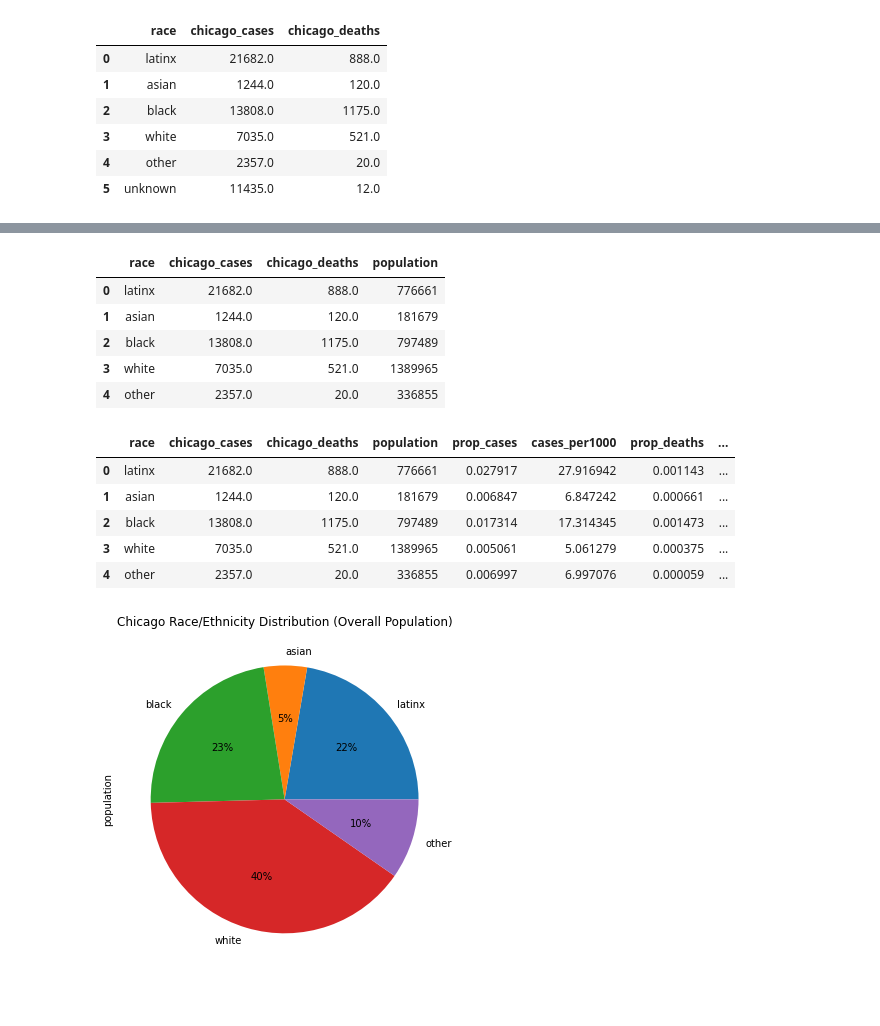
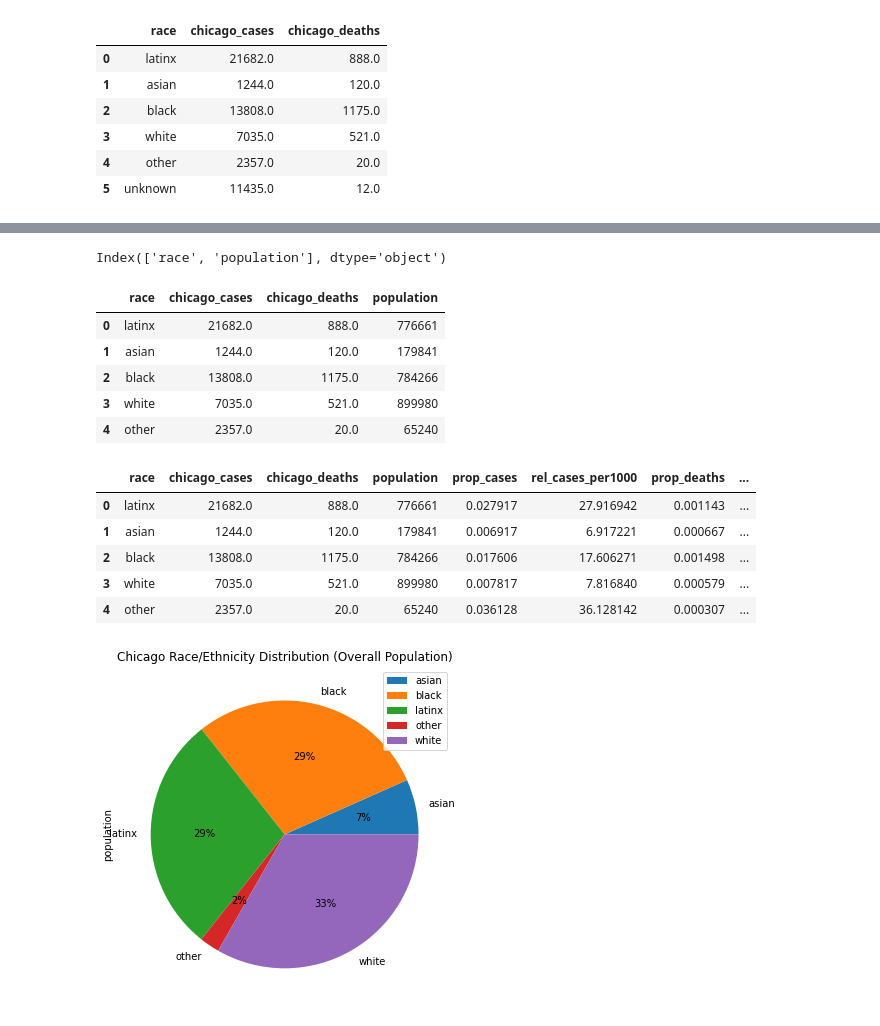
Before and after one commit to brankopoledic/covid-demo, a Jupyter notebook: chicago_demo/chicago_population_demo.ipynb, the cells around one changed output, grey strips where cells are left out. Saved outputs shown, nothing was run; the diff lists cells and outputs as text; code cells hidden in the pictures.

Commit message:
Updated Chicago demographic analysis

```diff
--- a/chicago_demo/chicago_population_demo.ipynb
+++ b/chicago_demo/chicago_population_demo.ipynb
@@ -219,31 +171,45 @@ race_ethn
+# %%
+#load race/ethnicity.csv and rename race variable to match covid-19 dataframe
+# File to Load
+file_to_load = "race_ethn_chicago.csv"
+
+# Read csv File and store into Pandas data frame
+race_ethn_chicago_df = pd.read_csv(file_to_load)
+race_chicago_df=race_ethn_chicago_df.rename(columns={"race/ethnicity":"race"})
+race_chicago_df
+# %% [output]
+Index(['race', 'population'], dtype='object')
 # %%
-# Combine the data into a single dataset
-covid_chicago_pop = pd.merge(covid_df, race_ethn, how='inner', on='race')
+# Combine the covid-19 Chicago data and the Chicago population demographic data into a single dataset
+covid_chicago_pop = pd.merge(covid_df, race_chicago_df, how='inner', on='race')
 covid_chicago_pop
 # %% [output]
 |  | race | chicago_cases | chicago_deaths | population |
 | 0 | latinx | 21682.0 | 888.0 | 776661 |
-| 1 | asian | 1244.0 | 120.0 | 181679 |
-| 2 | black | 13808.0 | 1175.0 | 797489 |
-| 3 | white | 7035.0 | 521.0 | 1389965 |
-| 4 | other | 2357.0 | 20.0 | 336855 |
+| 1 | asian | 1244.0 | 120.0 | 179841 |
+| 2 | black | 13808.0 | 1175.0 | 784266 |
+| 3 | white | 7035.0 | 521.0 | 899980 |
+| 4 | other | 2357.0 | 20.0 | 65240 |
 # %%
+#calculate the proportion of cases and deaths per racial/ethnic category relative to their population representation in Chicago
 covid_chicago_pop['prop_cases'] = covid_chicago_pop['chicago_cases']/covid_chicago_pop['population']
 covid_chicago_pop['rel_cases_per1000'] = covid_chicago_pop['prop_cases']*1000
 covid_chicago_pop['prop_deaths'] = covid_chicago_pop['chicago_deaths']/covid_chicago_pop['population']
-covid_chicago_pop['deaths_per1000'] = covid_chicago_pop['prop_deaths']*1000
+covid_chicago_pop['rel_deaths_per1000'] = covid_chicago_pop['prop_deaths']*1000
 covid_chicago_pop
 # %% [output]
-|  | race | chicago_cases | chicago_deaths | population | prop_cases | cases_per1000 | prop_deaths | ... |
+|  | race | chicago_cases | chicago_deaths | population | prop_cases | rel_cases_per1000 | prop_deaths | ... |
 | 0 | latinx | 21682.0 | 888.0 | 776661 | 0.027917 | 27.916942 | 0.001143 | ... |
-| 1 | asian | 1244.0 | 120.0 | 181679 | 0.006847 | 6.847242 | 0.000661 | ... |
-| 2 | black | 13808.0 | 1175.0 | 797489 | 0.017314 | 17.314345 | 0.001473 | ... |
-| 3 | white | 7035.0 | 521.0 | 1389965 | 0.005061 | 5.061279 | 0.000375 | ... |
-| 4 | other | 2357.0 | 20.0 | 336855 | 0.006997 | 6.997076 | 0.000059 | ... |
+| 1 | asian | 1244.0 | 120.0 | 179841 | 0.006917 | 6.917221 | 0.000667 | ... |
+| 2 | black | 13808.0 | 1175.0 | 784266 | 0.017606 | 17.606271 | 0.001498 | ... |
+| 3 | white | 7035.0 | 521.0 | 899980 | 0.007817 | 7.816840 | 0.000579 | ... |
+| 4 | other | 2357.0 | 20.0 | 65240 | 0.036128 | 36.128142 | 0.000307 | ... |
 # %%
-chicago_race_demo = covid_chicago_pop[['race','population']]
-chicago_race_demog=chicago_race_demo.set_index('race')
-chicago_race_plot = chicago_race_demog.plot.pie(y='population', figsize=(6, 10), autopct='%1.0f%%',legend=False, title="Chicago Race/Ethnicity Distribution (Overall Population)")
+#Pie chart of the Race/Ethnicity Distribution of the Overall Population in Chicago
+
+chicago_race_demo = race_chicago_df[['race','population']]
+chicago_race_demog=race_chicago_df.set_index('race')
+chicago_race_plot = chicago_race_demog.plot.pie(y='population', figsize=(6, 10), autopct='%1.0f%%',legend=True, title="Chicago Race/Ethnicity Distribution (Overall Population)")
 # %% [output]
-[figure, old version]
+[figure, new version]
 # %%
```
Also changed, not shown: parts of 14 cells of this notebook, 4 other files.
